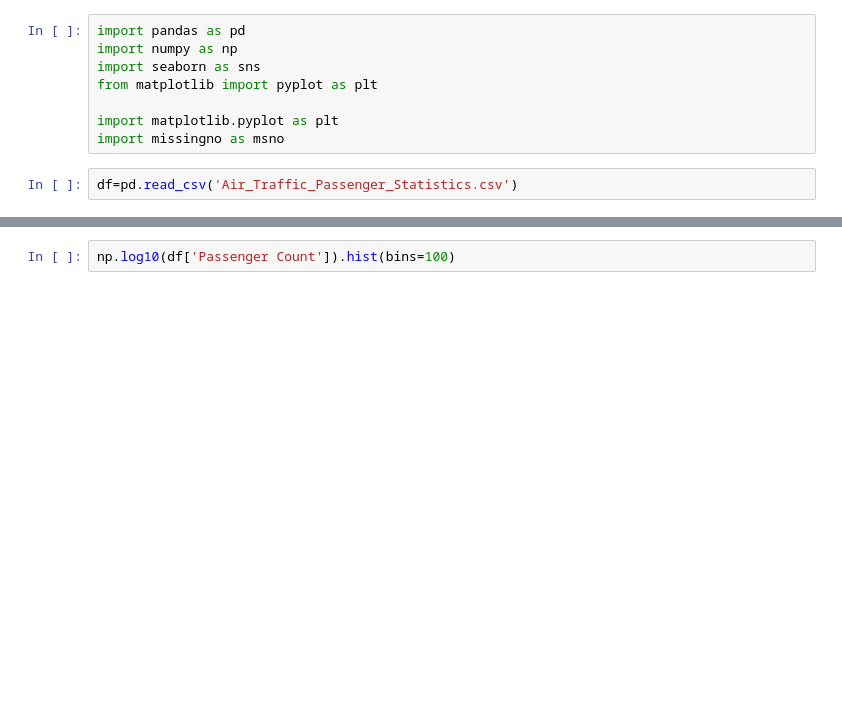
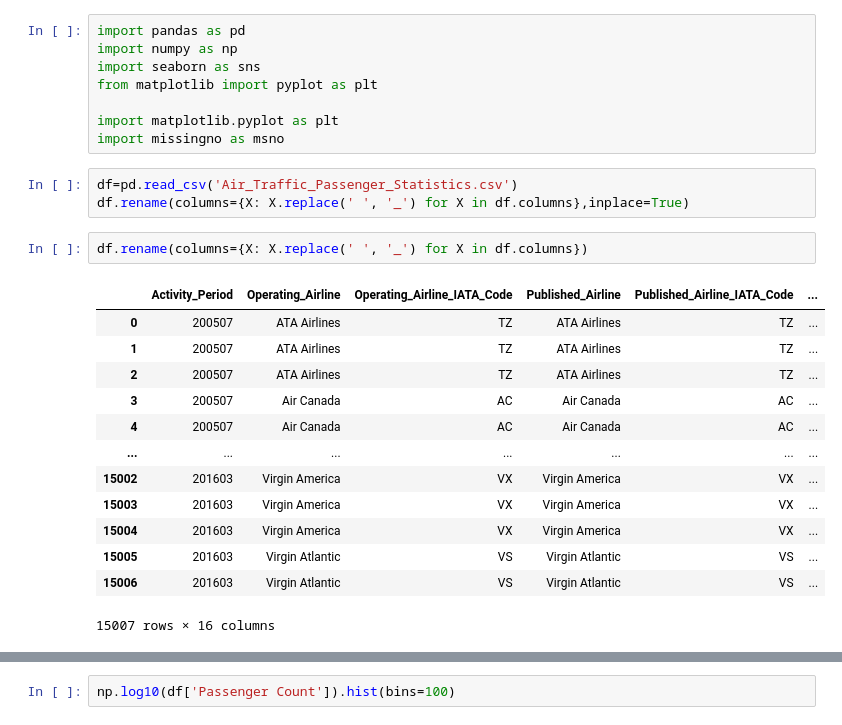
Before and after one commit to aldonaspirz/Air-Traffic, a Jupyter notebook: Air_traffic_preprocessing.ipynb, the cells around one changed output, grey strips where cells are left out. Cells and saved outputs as stored; diff of their text form; blank space fills up the shorter version.

```diff
--- a/Air_traffic_preprocessing.ipynb
+++ b/Air_traffic_preprocessing.ipynb
@@ -6,8 +6,25 @@ from matplotlib import pyplot as plt
 
 import matplotlib.pyplot as plt
 import missingno as msno
-# %%
-df=pd.read_csv('Air_Traffic_Passenger_Statistics.csv')
+# %%
+df=pd.read_csv('Air_Traffic_Passenger_Statistics.csv')
+df.rename(columns={X: X.replace(' ', '_') for X in df.columns},inplace=True)
+# %%
+df.rename(columns={X: X.replace(' ', '_') for X in df.columns})
+# %% [output]
+|  | Activity_Period | Operating_Airline | Operating_Airline_IATA_Code | Published_Airline | Published_Airline_IATA_Code | ... |
+| 0 | 200507 | ATA Airlines | TZ | ATA Airlines | TZ | ... |
+| 1 | 200507 | ATA Airlines | TZ | ATA Airlines | TZ | ... |
+| 2 | 200507 | ATA Airlines | TZ | ATA Airlines | TZ | ... |
+| 3 | 200507 | Air Canada | AC | Air Canada | AC | ... |
+| 4 | 200507 | Air Canada | AC | Air Canada | AC | ... |
+| ... | ... | ... | ... | ... | ... | ... |
+| 15002 | 201603 | Virgin America | VX | Virgin America | VX | ... |
+| 15003 | 201603 | Virgin America | VX | Virgin America | VX | ... |
+| 15004 | 201603 | Virgin America | VX | Virgin America | VX | ... |
+| 15005 | 201603 | Virgin Atlantic | VS | Virgin Atlantic | VS | ... |
+| 15006 | 201603 | Virgin Atlantic | VS | Virgin Atlantic | VS | ... |
+15007 rows × 16 columns
 # %%
 df.info
 # %% [output]
```
Also changed, not shown: parts of 20 cells of this notebook.
